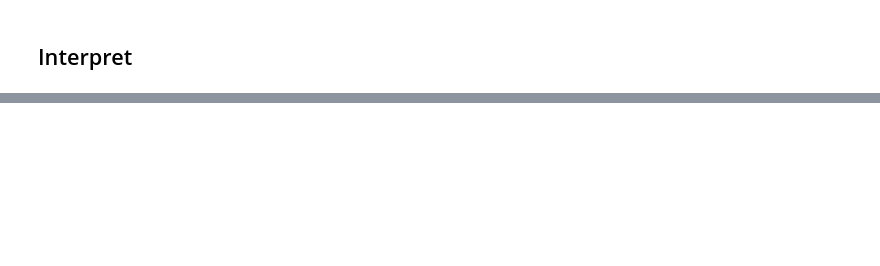
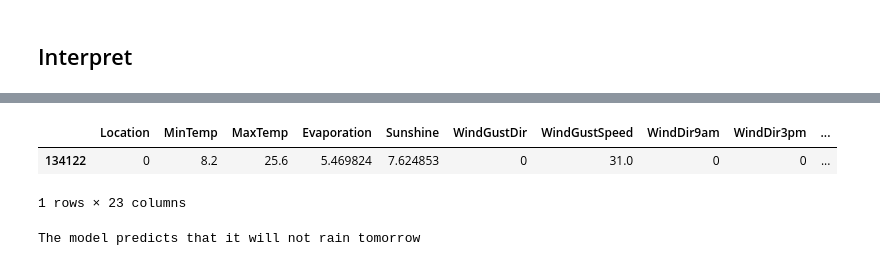
Before and after one commit to Equipo-empanada/rainfall_NN, a Jupyter notebook: rainfallNN.ipynb, the cells around one changed output, grey strips where cells are left out. Saved outputs shown, nothing was run; the diff lists cells and outputs as text; code cells hidden in the pictures; blank space fills up the shorter version.

```diff
--- a/rainfallNN.ipynb
+++ b/rainfallNN.ipynb
@@ -413,0 +422,70 @@ weighted avg       0.82      0.83      0.80     22602
+# %%
+#Random instance to predict
+random_instance = X_test.sample()
+random_instance
+
+model.eval()
+with th.no_grad():
+    y_pred = model(th.tensor(random_instance.values, dtype=th.float).to(device)).cpu().numpy()
+
+y_pred = (y_pred > 0.5).astype(int)
+y_pred
+
+#Check the real value
+y_test.loc[random_instance.index]
+
+#Compare the real value with the predicted value
+random_instance['RainTomorrowPred'] = y_pred
+random_instance['RainTomorrow'] = y_test.loc[random_instance.index].values
+random_instance['RainTomorrowPred'] = random_instance['RainTomorrowPred'].map({0: 'No', 1: 'Yes'})
+random_instance['RainTomorrow'] = random_instance['RainTomorrow'].map({0: 'No', 1: 'Yes'})
+random_instance
+# %% [output]
+|  | Location | MinTemp | MaxTemp | Evaporation | Sunshine | WindGustDir | WindGustSpeed | WindDir9am | WindDir3pm | ... |
+| 134122 | 0 | 8.2 | 25.6 | 5.469824 | 7.624853 | 0 | 31.0 | 0 | 0 | ... |
+1 rows × 23 columns
+# %%
+#Test the model with a new instance
+loction = 'Albury'
+min_temp = 10
+max_temp = 20
+evaporation = 5
+sunshine = 7
+wind_gust_dir = 'NE'
+wind_gust_speed = 35
+wind_dir9am = 'E'
+wind_dir3pm = 'NW'
+wind_speed9am = 15
+wind_speed3pm = 20
+humidity9am = 60
+humidity3pm = 50
+pressure9am = 1000
+pressure3pm = 1002
+cloud9am = 5
+cloud3pm = 5
+temp9am = 15
+temp3pm = 18
+rain_today = 'No'
+month = 3
+
+# Create a new instance
+test_instance = pd.DataFrame({'Location': [loction], 'MinTemp': [min_temp], 'MaxTemp': [max_temp], 'Evaporation': [evaporation], 'Sunshine': [sunshine], 'WindGustDir': [wind_gust_dir], 'WindGustSpeed': [wind_gust_speed], 'WindDir9am': [wind_dir9am], 'WindDir3pm': [wind_dir3pm], 'WindSpeed9am': [wind_speed9am], 'WindSpeed3pm': [wind_speed3pm], 'Humidity9am': [humidity9am], 'Humidity3pm': [humidity3pm], 'Pressure9am': [pressure9am], 'Pressure3pm': [pressure3pm], 'Cloud9am': [cloud9am], 'Cloud3pm': [cloud3pm], 'Temp9am': [temp9am], 'Temp3pm': [temp3pm], 'RainToday': [rain_today], 'Month': [month]})
+
+# Label encoding
+for col in test_instance.columns:
+    if test_instance[col].dtype == 'object':
+        test_instance[col] = label.fit_transform(test_instance[col])
+
+# Predict
+model.eval()
+with th.no_grad():
+    y_pred = model(th.tensor(test_instance.values, dtype=th.float).to(device)).cpu().numpy()
+
+y_pred = (y_pred > 0.5).astype(int)
+
+if y_pred[0] == 0:
+    print('The model predicts that it will NOT rain tomorrow')
+else:
+    print('The model predicts that it will rain tomorrow')
+# %% [output]
+The model predicts that it will not rain tomorrow
```
Also changed, not shown: parts of 9 cells of this notebook, 3 other files.
